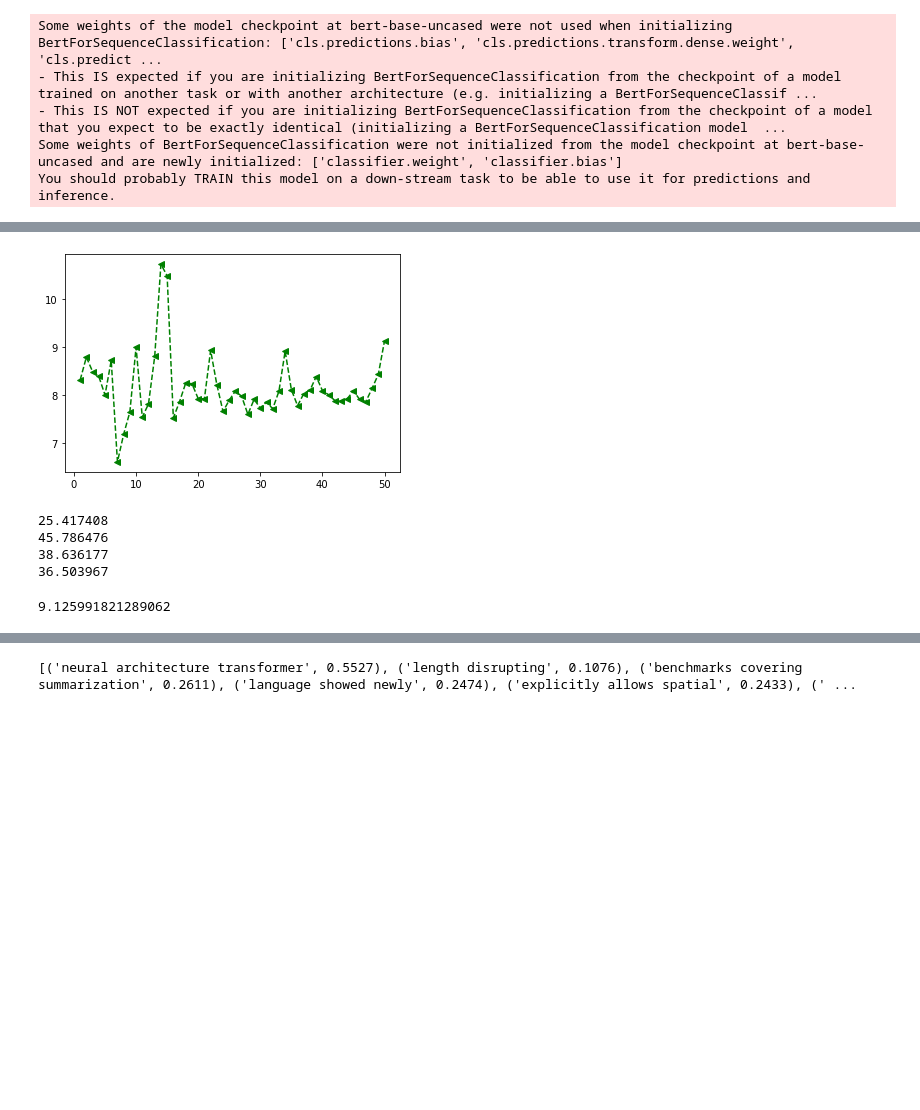
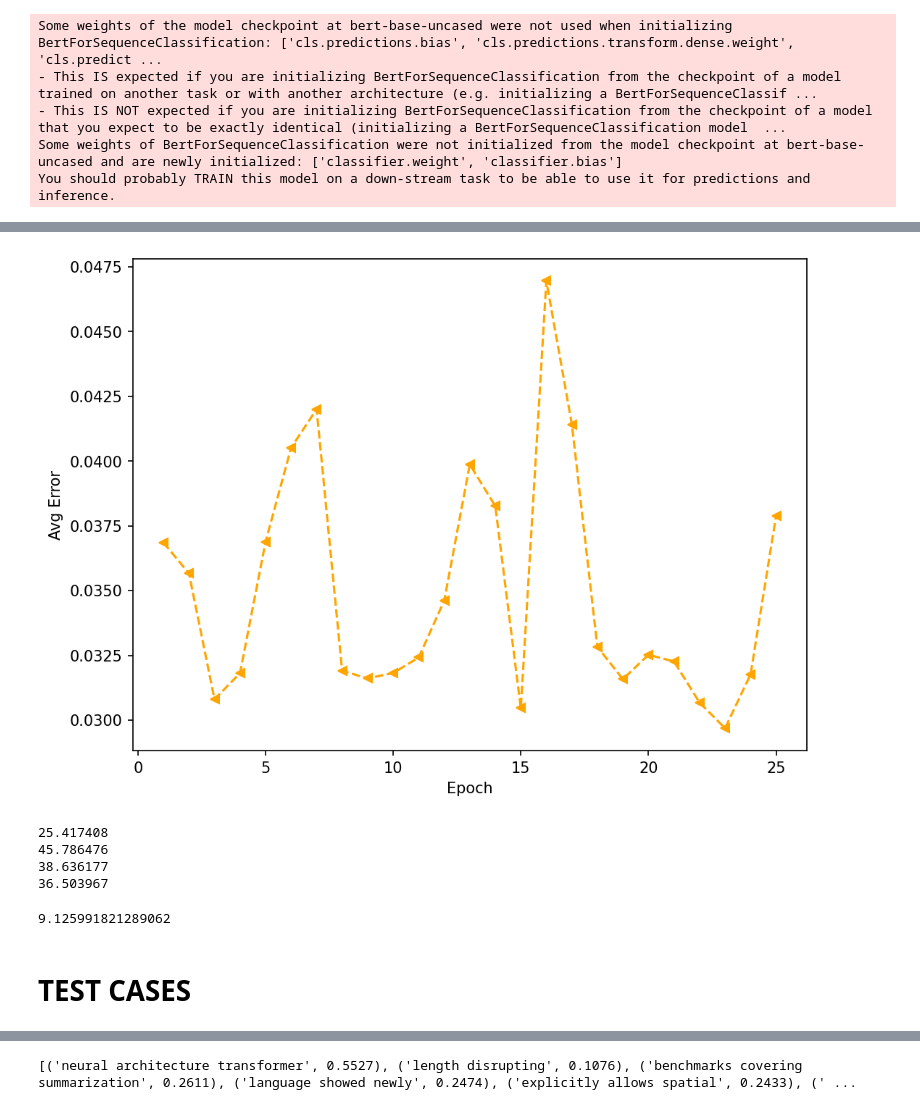
Before and after one commit to miracleyoo/cs685-final-project, a Jupyter notebook: minhao/transformer.ipynb, the cells around one changed output, grey strips where cells are left out. Drawn from its saved outputs; the diff is of its cells as text; code cells hidden in the pictures; blank space fills up the shorter version.

```diff
--- a/minhao/transformer.ipynb
+++ b/minhao/transformer.ipynb
@@ -162,6 +99,7 @@ model = BertForSequenceClassification.from_pretrained(
 
 # Tell pytorch to run this model on the GPU.
 device = torch.device("cuda")
+model = model.to(device)
 # %% [output]
 Some weights of the model checkpoint at bert-base-uncased were not used when initializing BertForSequenceClassification: ['cls.predictions.bias', 'cls.predictions.transform.dense.weight', 'cls.predict ...
 - This IS expected if you are initializing BertForSequenceClassification from the checkpoint of a model trained on another task or with another architecture (e.g. initializing a BertForSequenceClassif ...
@@ -175,7 +113,7 @@ optimizer = AdamW(model.parameters(),
                   eps = 1e-8, # args.adam_epsilon  - default is 1e-8
                   weight_decay = 0.01
                 )
-epochs = 50
+epochs = 25
 # %%
 import numpy as np
 # function to get validation accuracy
@@ -219,8 +157,8 @@ def get_validation_performance(val_set):
         total_eval_loss += loss.item()
 
         # Move logits and labels to CPU
-        logits = logits.detach().numpy()
-        label_ids = b_labels.numpy()
+        logits = logits.cpu().detach().numpy()
+        label_ids = b_labels.cpu().numpy()
 
         # Calculate the accuracy for this batch of test sentences, and
         # accumulate it over all batches. We provide a function in
@@ -239,6 +177,7 @@ import random
 log_train_loss = np.zeros(epochs)
 log_train_error = np.zeros(epochs)
 # For each epoch...
+best_err = 1e9
 for epoch_i in range(0, epochs):
     # Perform one full pass over the training set.
 
@@ -294,11 +233,15 @@ for epoch_i in range(0, epochs):
     # ========================================
     # After the completion of each training epoch, measure our performance on
     # our validation set. Implement this function in the cell above.
+    total_train_loss /= (batch_size * num_batches)
     print(f"Total loss: {total_train_loss}")
     log_train_loss[epoch_i] = total_train_loss
     val_error = get_validation_performance(val_set)
+    val_error /= batch_size
     log_train_error[epoch_i] = val_error
-    print(f"Validation accuracy: {val_error}")
+    print(f"Validation error: {val_error}")
+    if val_error < best_err:
+      best_model = model
 
 # print("")
 print("Training complete!")
@@ -319,12 +282,16 @@ plt.show()
 # %%
 import matplotlib.pyplot as plt
 import numpy as np
 x = np.arange(1,epochs+1)
 # print(log_train_loss)
-plt.plot(x,log_train_error,linestyle='--',color='green',marker='<')
+fig = plt.figure(figsize=(8,6), dpi=150)
+plt.plot(x,log_train_error,linestyle='--',color='orange',marker='<')
+plt.xlabel('Epoch')
+plt.ylabel('Avg Error')
+plt.savefig('results/val_avg_error_inf.png')
 plt.show()
 # %% [output]
-[figure, old version]
+[figure, new version]
 # %%
 import numpy as np
 # function to get validation accuracy
@@ -391,3 +358,5 @@ get_test_performance(val_set)
 38.636177
 36.503967
 9.125991821289062
+# %% [markdown]
+# TEST CASES
```
Also changed, not shown: parts of 20 cells of this notebook, 4 other files.
